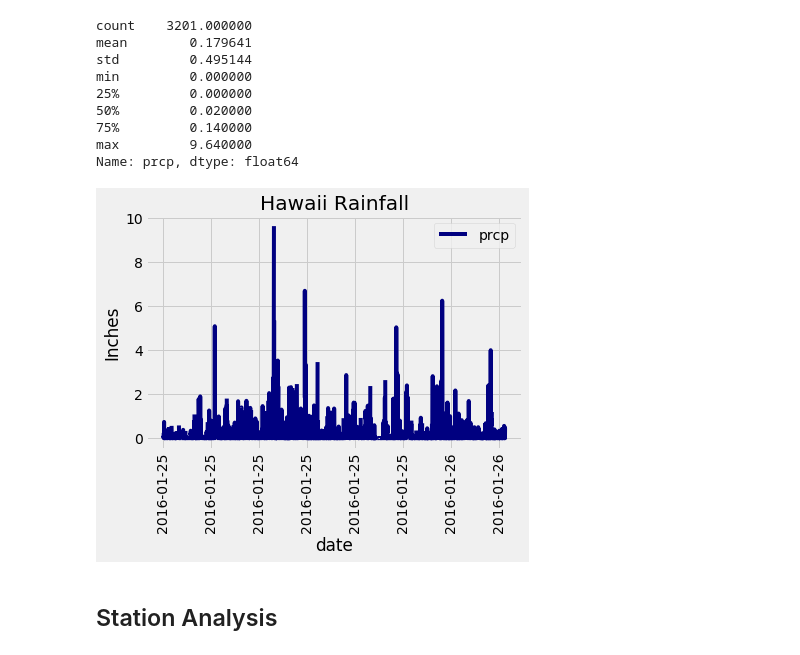
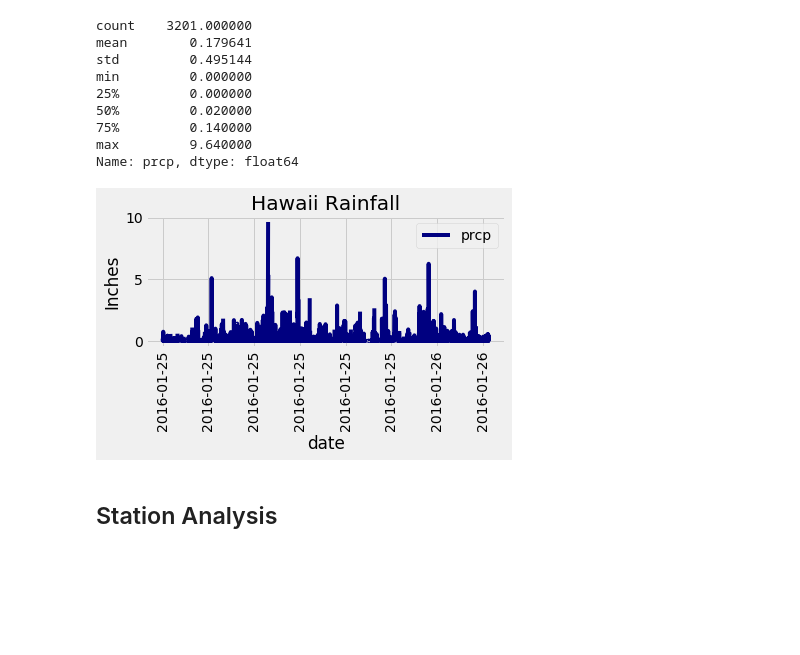
Before and after one commit to lilstarhunter/sqlalchemy-challenge, a Jupyter notebook: climate_starter.ipynb, the cells around one changed output. Saved outputs shown, nothing was run; the diff lists cells and outputs as text; code cells hidden in the pictures; blank space fills up the shorter version.

Commit message:
Fixed prcp figure to tight layout

```diff
--- a/climate_starter.ipynb
+++ b/climate_starter.ipynb
@@ -121,12 +121,12 @@ prcp_year = pd.DataFrame(prcp_query).set_index(['date']).sort_values("date")
 # %%
 ax = prcp_year.plot(y = 'prcp', title="Hawaii Rainfall", use_index=True, color = "navy")
 ax.set_ylabel("Inches")
 ax.set_xticklabels(prcp_year.index,rotation = 90)
-
+plt.tight_layout()
 plt.savefig("images/hawaii_rainfall.png")
 plt.show()
 # %% [output]
-[figure, old version]
+[figure, new version]
 # %% [markdown]
 ## Station Analysis
 # %%
```
Also changed, not shown: 1 other file.
